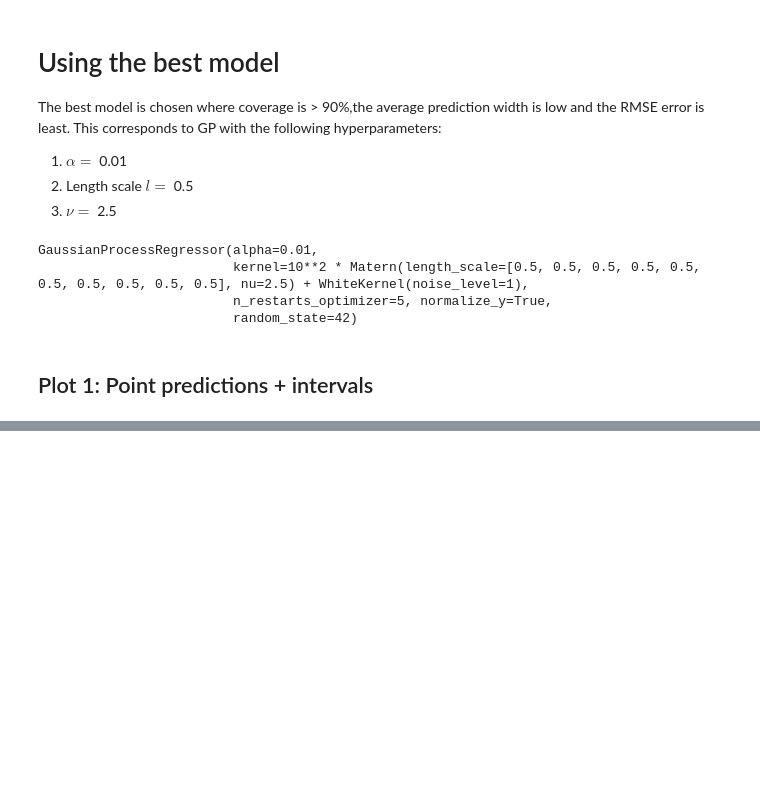
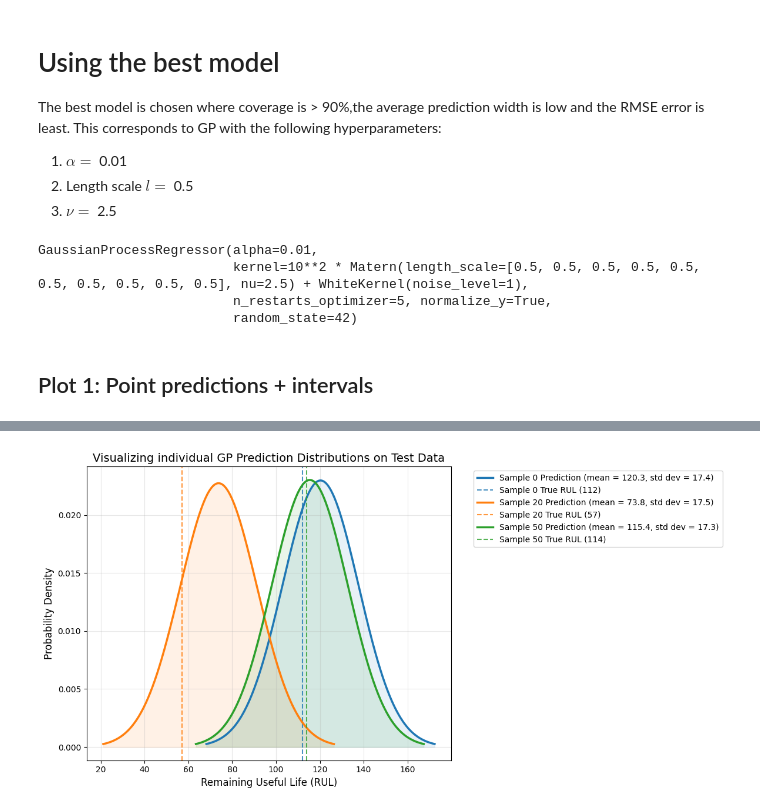
Before and after one commit to isha-m63/03_Remaining_Useful_Life_Prediction, a Jupyter notebook: notebooks/pca/04_gp_results.ipynb, the cells around one changed output, grey strips where cells are left out. Saved outputs shown, nothing was run; the diff lists cells and outputs as text; code cells hidden in the pictures; blank space fills up the shorter version.

```diff
--- a/notebooks/pca/04_gp_results.ipynb
+++ b/notebooks/pca/04_gp_results.ipynb
@@ -347,0 +333,37 @@ display(summary)
+# %%
+from scipy.stats import norm
+
+# Select three distinct test samples to visualize (e.g., sample 0, 20, and 50)
+selected_samples = [0, 20, 50]
+
+plt.figure(figsize=(12, 6))
+
+for idx in selected_samples:
+    mu = y_pred[idx]
+    sigma = y_std[idx]
+    true_val = y_test_gp[idx]
+
+    # Generate an X axis range around this specific prediction's mean
+    x = np.linspace(mu - 3*sigma, mu + 3*sigma, 500)
+    y = norm.pdf(x, mu, sigma)
+
+    # Plot the predictive Gaussian curve
+    line = plt.plot(x, y, linewidth=2.5,
+                    label=f"Sample {idx} Prediction (mean = {mu:.1f}, std dev = {sigma:.1f})")
+    color = line[0].get_color()
+    plt.fill_between(x, y, alpha=0.1, color=color)
+
+    # Draw a vertical line showing where the actual ground truth RUL is
+    plt.axvline(true_val, color=color, linestyle="--", alpha=0.8,
+                label=f"Sample {idx} True RUL ({true_val})")
+
+plt.title("Visualizing individual GP Prediction Distributions on Test Data", fontsize=14)
+plt.xlabel("Remaining Useful Life (RUL)", fontsize=12)
+plt.ylabel("Probability Density", fontsize=12)
+plt.grid(alpha=0.3)
+plt.legend(bbox_to_anchor=(1.05, 1), loc='upper left', fontsize=10)
+plt.tight_layout()
+
+plt.show()
+# %% [output]
+[figure, added]
```
Also changed, not shown: parts of 14 cells of this notebook.
